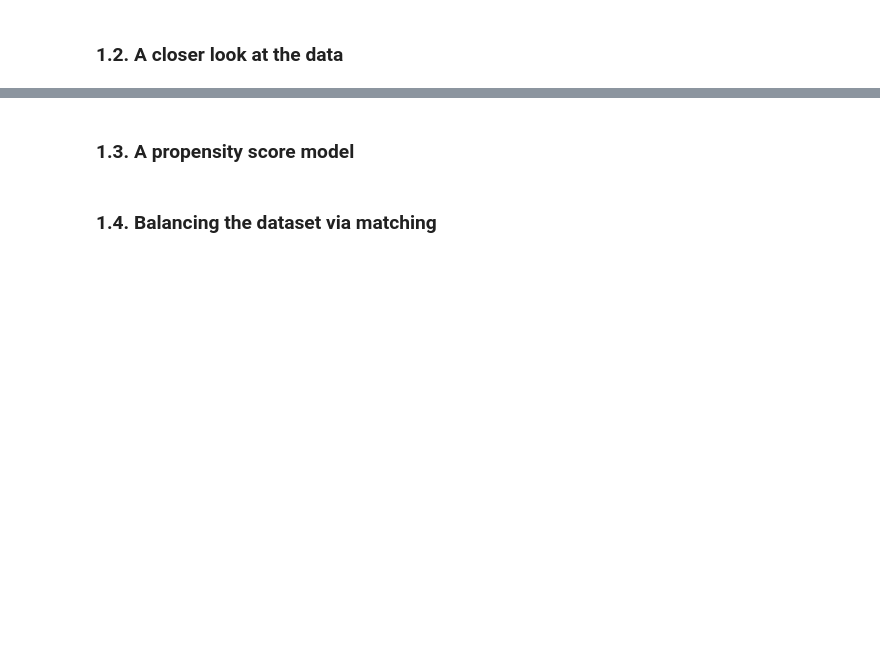
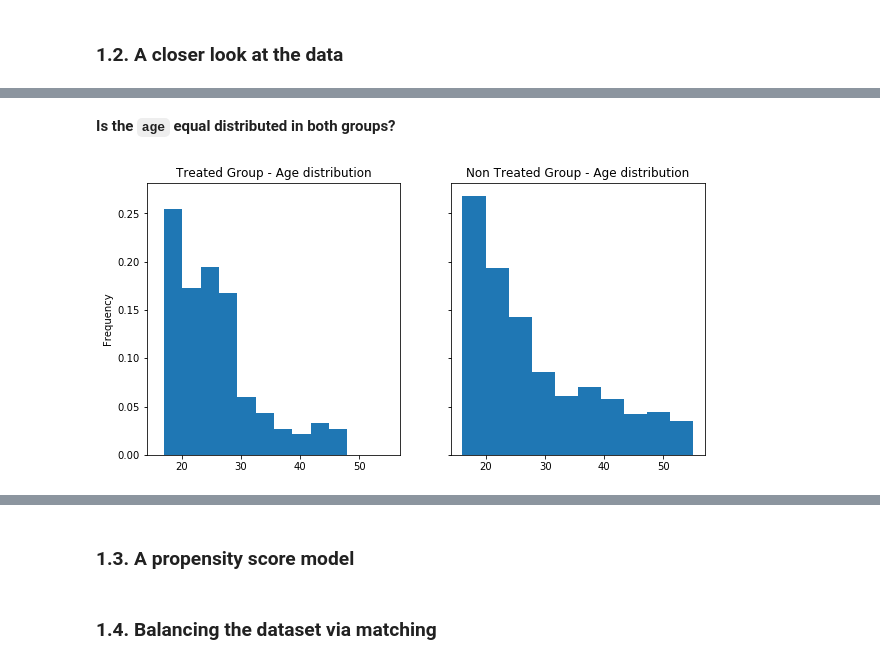
Before and after one commit to KhalilMrini/Revisiting-Arab-Spring, a Jupyter notebook: 04 - Applied ML/Homework4.ipynb, the cells around one changed output, grey strips where cells are left out. Saved outputs shown, nothing was run; the diff lists cells and outputs as text; code cells hidden in the pictures; blank space fills up the shorter version.

```diff
--- a/04 - Applied ML/Homework4.ipynb
+++ b/04 - Applied ML/Homework4.ipynb
@@ -65,0 +148,6 @@ Dataset description
+# %% [markdown]
+**Is the `age` equal distributed in both groups?**
+# %%
+plot_hist('age', 'Treated Group - Age distribution','Non Treated Group - Age distribution')
+# %% [output]
+[figure, added]
```
Also changed, not shown: parts of 39 cells of this notebook.
